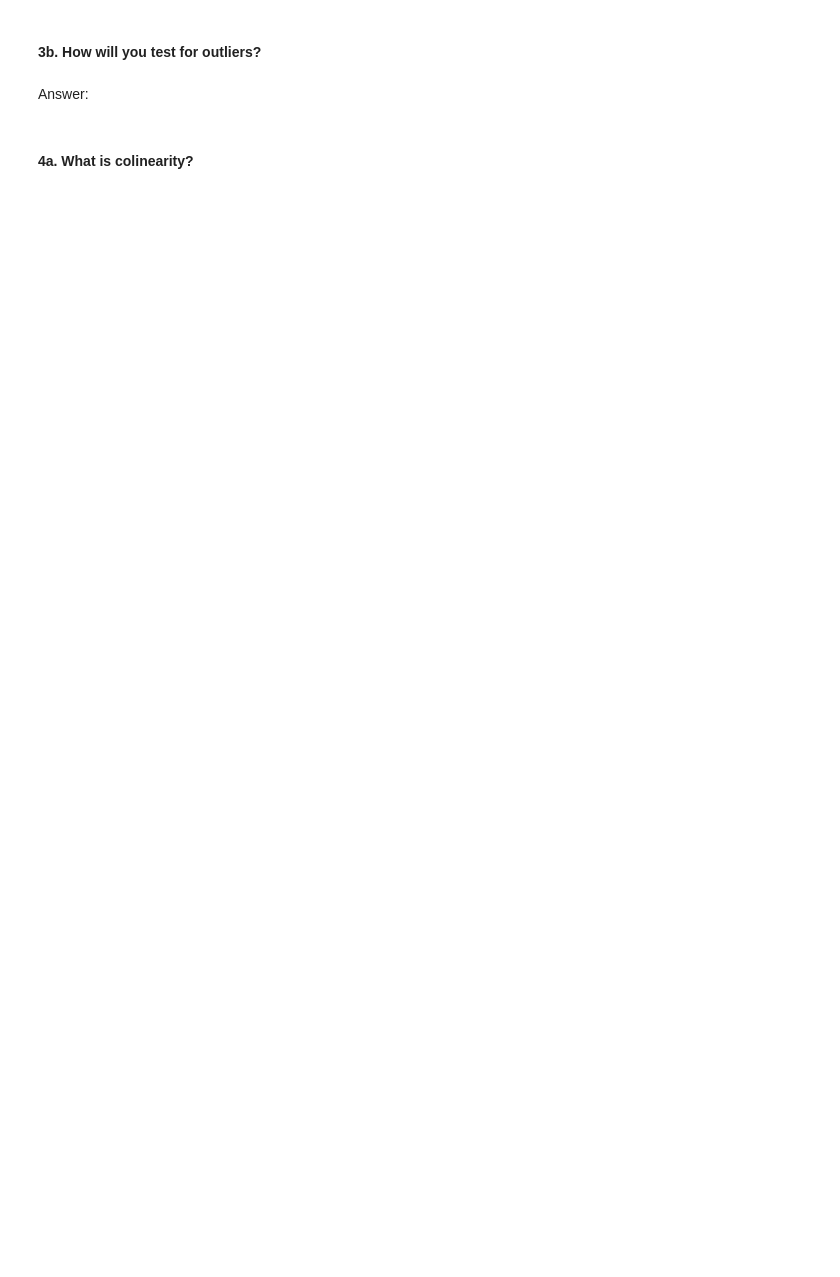
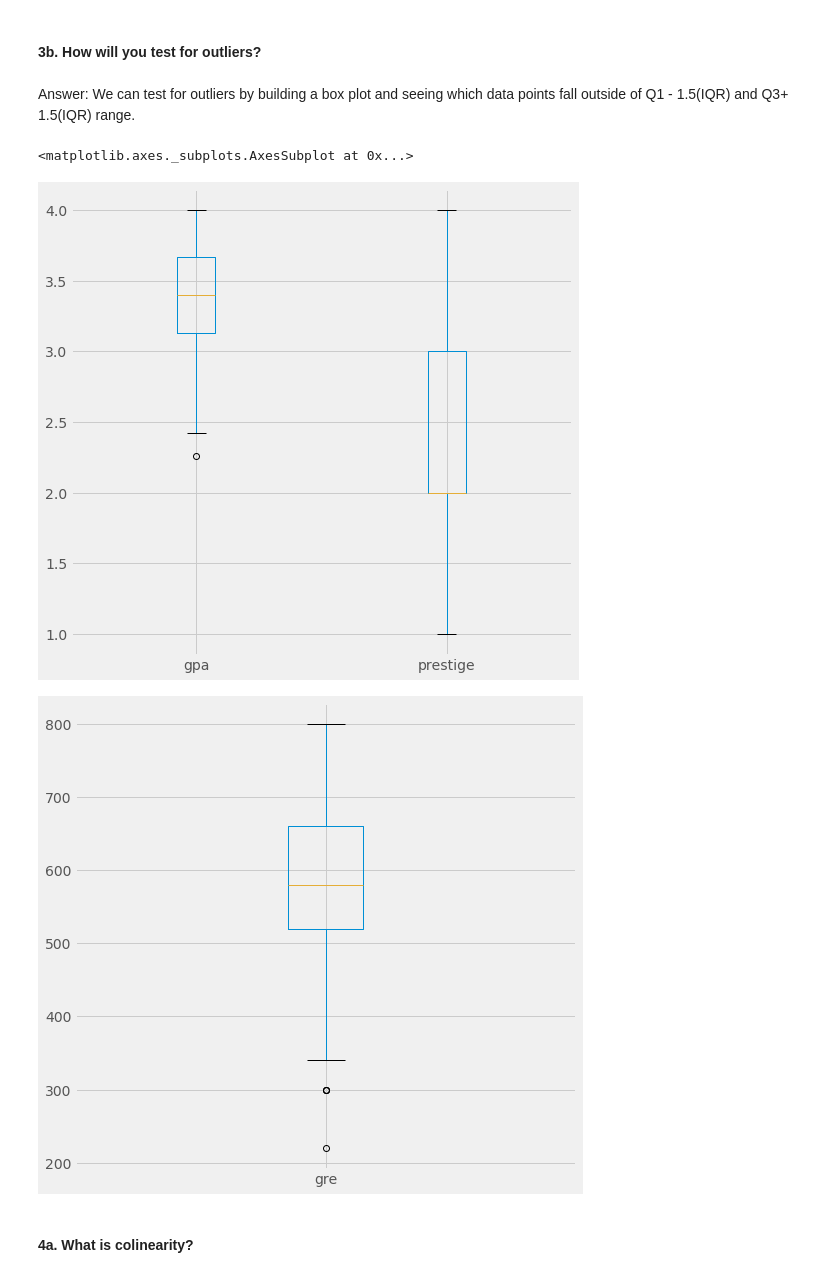
Before and after one commit to ramuk8891/DS-SF-42, a Jupyter notebook: unit-project/project-1/starter-code/project1-starter.ipynb, the cells around one changed output. Saved outputs shown, nothing was run; the diff lists cells and outputs as text; code cells hidden in the pictures; blank space fills up the shorter version.

```diff
--- a/unit-project/project-1/starter-code/project1-starter.ipynb
+++ b/unit-project/project-1/starter-code/project1-starter.ipynb
@@ -138,6 +114,13 @@ Answer:
 # %% [markdown]
 #### 3b. How will you test for outliers?
-# %% [markdown]
-Answer:
+# %% [markdown]
+Answer: We can test for outliers by building a box plot and seeing which data points fall outside of Q1 - 1.5(IQR) and Q3+ 1.5(IQR) range.
+# %%
+df[ ['gpa','prestige'] ].plot(kind = 'box', figsize = (8, 8))
+df[ ['gre'] ].plot(kind = 'box', figsize = (8, 8))
+# %% [output]
+<matplotlib.axes._subplots.AxesSubplot at 0x...>
+[figure, added]
+[figure, added]
 # %% [markdown]
 #### 4a. What is colinearity?
```
Also changed, not shown: parts of 30 cells of this notebook, 3 other files.
